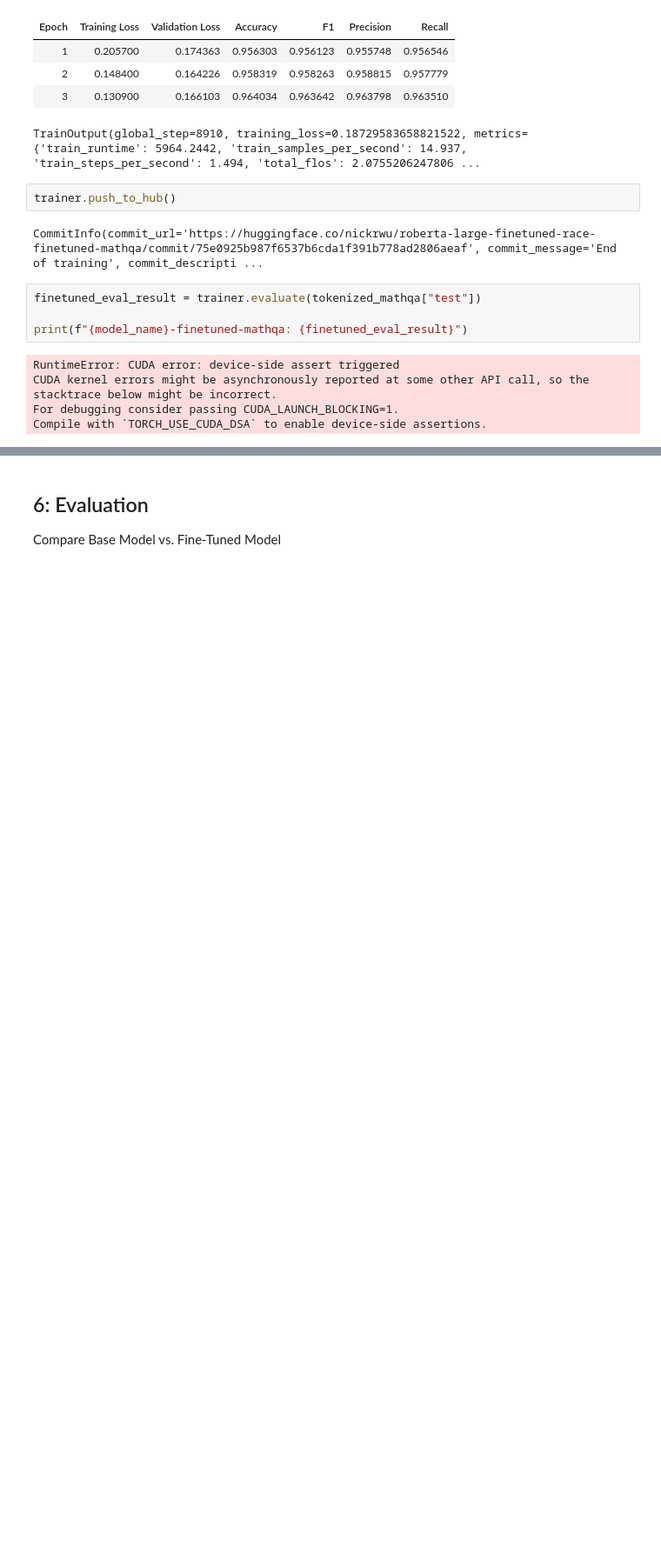
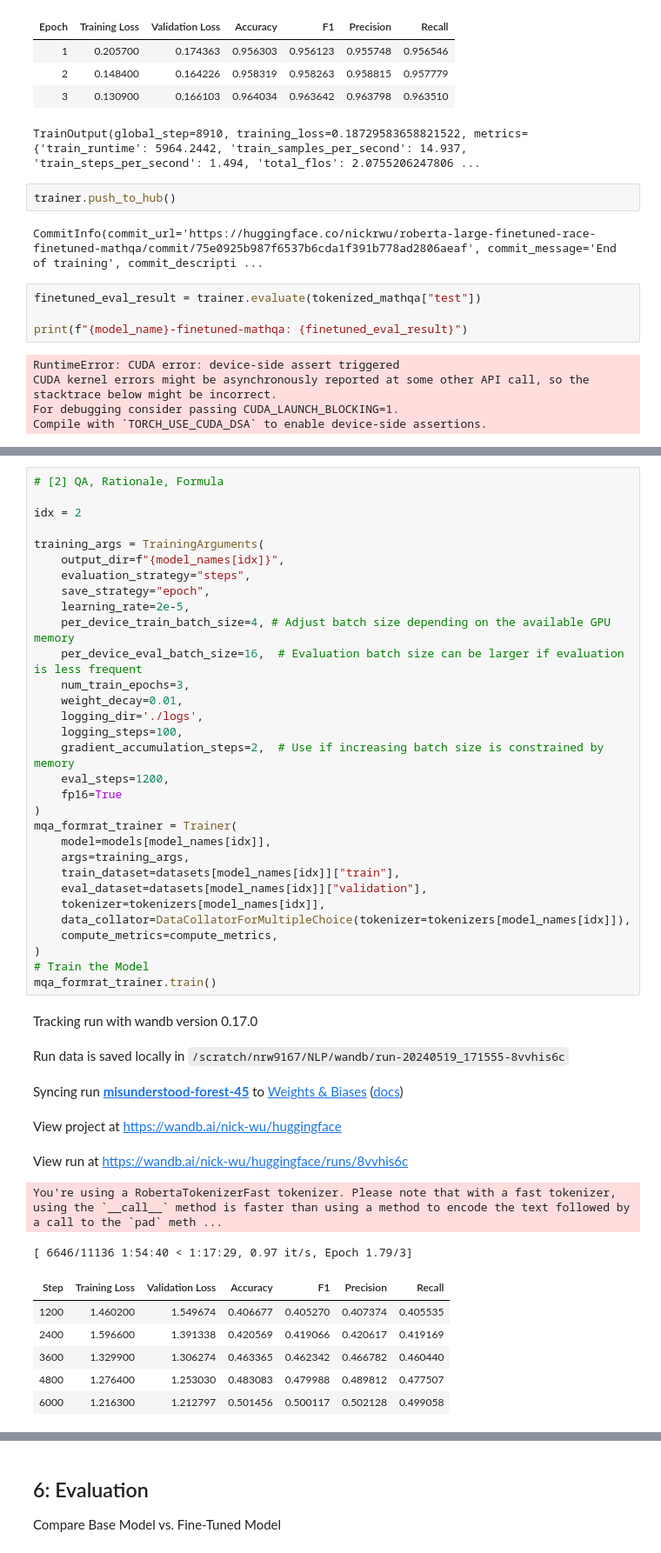
Before and after one commit to nickrwu/AQuA-RAT-FORM, a Jupyter notebook: NLP-Final.ipynb, the cells around one changed output, grey strips where cells are left out. Shown at 87% size. Saved outputs shown, nothing was run; the diff lists cells and outputs as text; blank space fills up the shorter version.

```diff
--- a/NLP-Final.ipynb
+++ b/NLP-Final.ipynb
@@ -593,0 +837,45 @@ Compile with `TORCH_USE_CUDA_DSA` to enable device-side assertions.
+# %%
+# [2] QA, Rationale, Formula
+
+idx = 2
+
+training_args = TrainingArguments(
+    output_dir=f"{model_names[idx]}",
+    evaluation_strategy="steps",
+    save_strategy="epoch",
+    learning_rate=2e-5,
+    per_device_train_batch_size=4, # Adjust batch size depending on the available GPU memory
+    per_device_eval_batch_size=16,  # Evaluation batch size can be larger if evaluation is less frequent
+    num_train_epochs=3,
+    weight_decay=0.01,
+    logging_dir='./logs',
+    logging_steps=100,
+    gradient_accumulation_steps=2,  # Use if increasing batch size is constrained by memory
+    eval_steps=1200,
+    fp16=True
+)
+mqa_formrat_trainer = Trainer(
+    model=models[model_names[idx]],
+    args=training_args,
+    train_dataset=datasets[model_names[idx]]["train"],
+    eval_dataset=datasets[model_names[idx]]["validation"],
+    tokenizer=tokenizers[model_names[idx]],
+    data_collator=DataCollatorForMultipleChoice(tokenizer=tokenizers[model_names[idx]]),
+    compute_metrics=compute_metrics,
+)
+# Train the Model
+mqa_formrat_trainer.train()
+# %% [output]
+Tracking run with wandb version 0.17.0
+Run data is saved locally in /scratch/nrw9167/NLP/wandb/run-20240519_171555-8vvhis6c
+Syncing run misunderstood-forest-45 to Weights & Biases (docs)
+View project at https://wandb.ai/nick-wu/huggingface
+View run at https://wandb.ai/nick-wu/huggingface/runs/8vvhis6c
+You're using a RobertaTokenizerFast tokenizer. Please note that with a fast tokenizer, using the `__call__` method is faster than using a method to encode the text followed by a call to the `pad` meth ...
+[ 6646/11136 1:54:40 < 1:17:29, 0.97 it/s, Epoch 1.79/3]
+| Step | Training Loss | Validation Loss | Accuracy | F1 | Precision | Recall |
+| 1200 | 1.460200 | 1.549674 | 0.406677 | 0.405270 | 0.407374 | 0.405535 |
+| 2400 | 1.596600 | 1.391338 | 0.420569 | 0.419066 | 0.420617 | 0.419169 |
+| 3600 | 1.329900 | 1.306274 | 0.463365 | 0.462342 | 0.466782 | 0.460440 |
+| 4800 | 1.276400 | 1.253030 | 0.483083 | 0.479988 | 0.489812 | 0.477507 |
+| 6000 | 1.216300 | 1.212797 | 0.501456 | 0.500117 | 0.502128 | 0.499058 |
```
Also changed, not shown: parts of 69 cells of this notebook, 1 other file.
